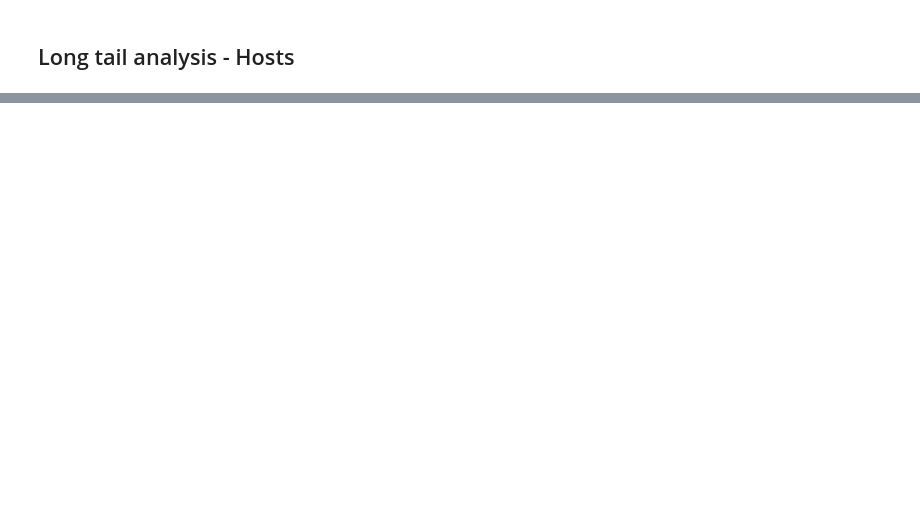
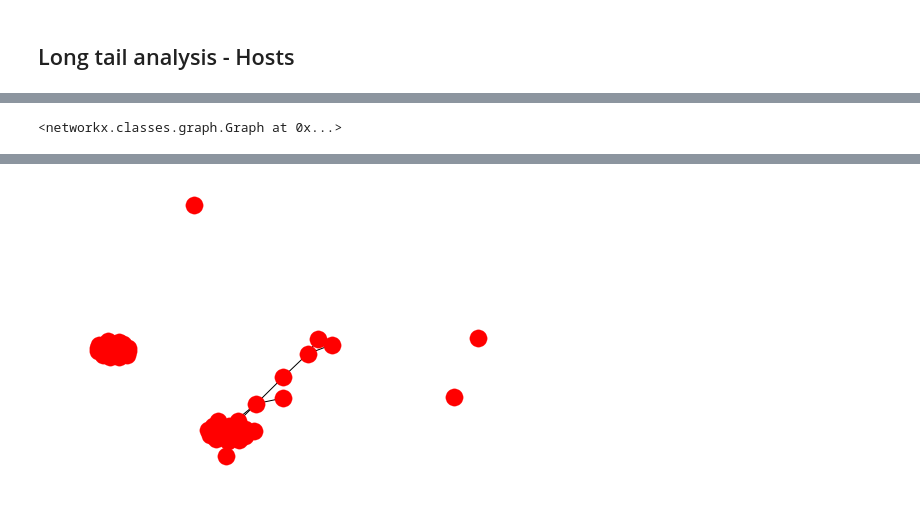
Before and after one commit to alistairwgillespie/blue_team_detection, a Jupyter notebook: eda_hosts.ipynb, the cells around one changed output, grey strips where cells are left out. Saved outputs shown, nothing was run; the diff lists cells and outputs as text; code cells hidden in the pictures; blank space fills up the shorter version.

```diff
--- a/eda_hosts.ipynb
+++ b/eda_hosts.ipynb
@@ -179,0 +210,4 @@ df['dsport'].value_counts().tail()
+# %%
+df = df.assign(id=(df['dstip']).astype('category').cat.codes)
+# %%
+df['id'] = df.groupby(['dstip']).ngroup()
@@ -179,0 +224,15 @@ df['dsport'].value_counts().tail()
+# %%
+
+# G=nx.from_pandas_dataframe(df, 'srcip', 'dstip', ['sbytes', 'dbytes'])
+
+g = nx.from_pandas_edgelist(df, 'srcip', 'dstip', ['sbytes', 'dbytes'])
+# %% [output]
+<networkx.classes.graph.Graph at 0x...>
+# %%
+%%time
+
+import networkx as nx
+
+ip_nx = nx.from_pandas_edgelist(df, 'srcip', 'dstip', ['sbytes', 'dbytes'])
+nx.draw(ip_nx)
+# %% [output]
@@ -179,0 +241 @@ df['dsport'].value_counts().tail()
+[figure, added]
```
Also changed, not shown: parts of 18 cells of this notebook.
